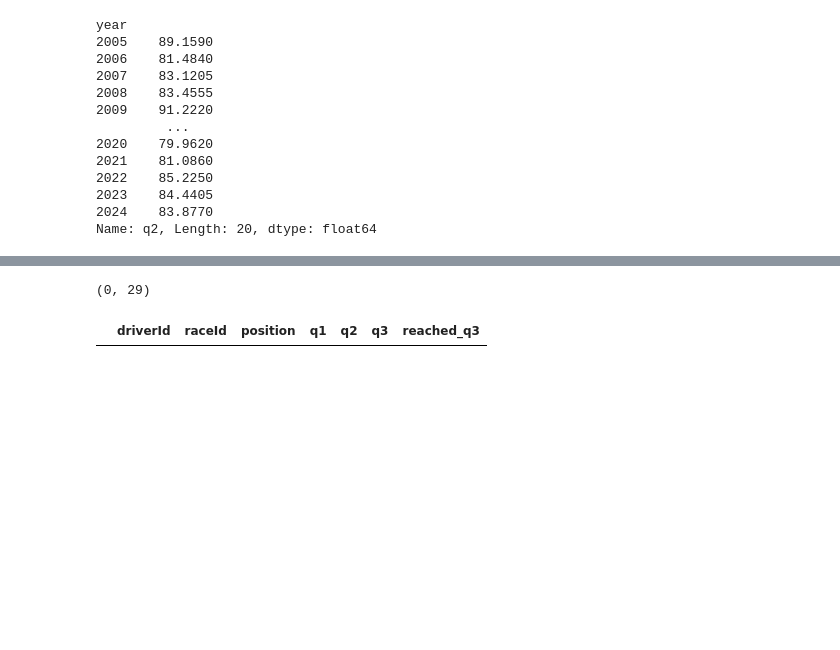
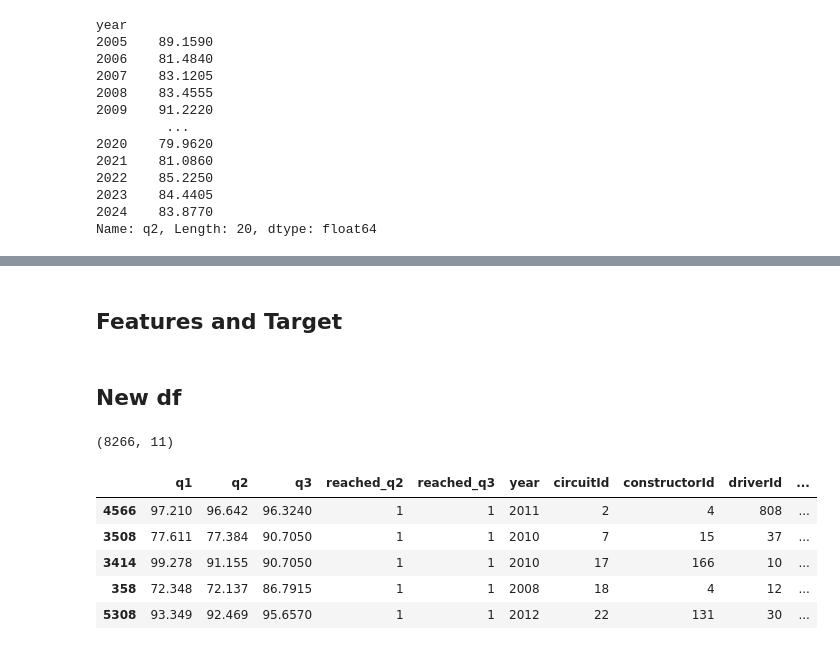
Before and after one commit to MDTahsinAlam/ml-price-predictor, a Jupyter notebook: 01_eda.ipynb, the cells around one changed output, grey strips where cells are left out. Saved outputs shown, nothing was run; the diff lists cells and outputs as text; code cells hidden in the pictures; blank space fills up the shorter version.

```diff
--- a/01_eda.ipynb
+++ b/01_eda.ipynb
@@ -202,9 +202,20 @@ df.sample(20)
 20 rows × 29 columns
-# %%
-# Drivers who have a q3 time but reached_q3 is 0
-suspicious = df[(df['q3'] > 0) & (df['reached_q3'] == 0)]
-print(suspicious.shape)
-suspicious[['driverId', 'raceId', 'position', 'q1', 'q2', 'q3', 'reached_q3']].head(10)
-# %% [output]
-(0, 29)
-|  | driverId | raceId | position | q1 | q2 | q3 | reached_q3 |
+# %% [markdown]
+## Features and Target
+# %%
+features = ['q1', 'q2', 'q3', 'reached_q2', 'reached_q3', 'year', 'circuitId', 'constructorId', 'driverId', 'round']
+target = 'got_pole'
+# %% [markdown]
+## New df
+# %%
+df_cleaned = df[features + [target]]
+print(df_cleaned.shape)
+df_cleaned.sample(5)
+# %% [output]
+(8266, 11)
+|  | q1 | q2 | q3 | reached_q2 | reached_q3 | year | circuitId | constructorId | driverId | ... |
+| 4566 | 97.210 | 96.642 | 96.3240 | 1 | 1 | 2011 | 2 | 4 | 808 | ... |
+| 3508 | 77.611 | 77.384 | 90.7050 | 1 | 1 | 2010 | 7 | 15 | 37 | ... |
+| 3414 | 99.278 | 91.155 | 90.7050 | 1 | 1 | 2010 | 17 | 166 | 10 | ... |
+| 358 | 72.348 | 72.137 | 86.7915 | 1 | 1 | 2008 | 18 | 4 | 12 | ... |
+| 5308 | 93.349 | 92.469 | 95.6570 | 1 | 1 | 2012 | 22 | 131 | 30 | ... |
```
Also changed, not shown: parts of 6 cells of this notebook.
